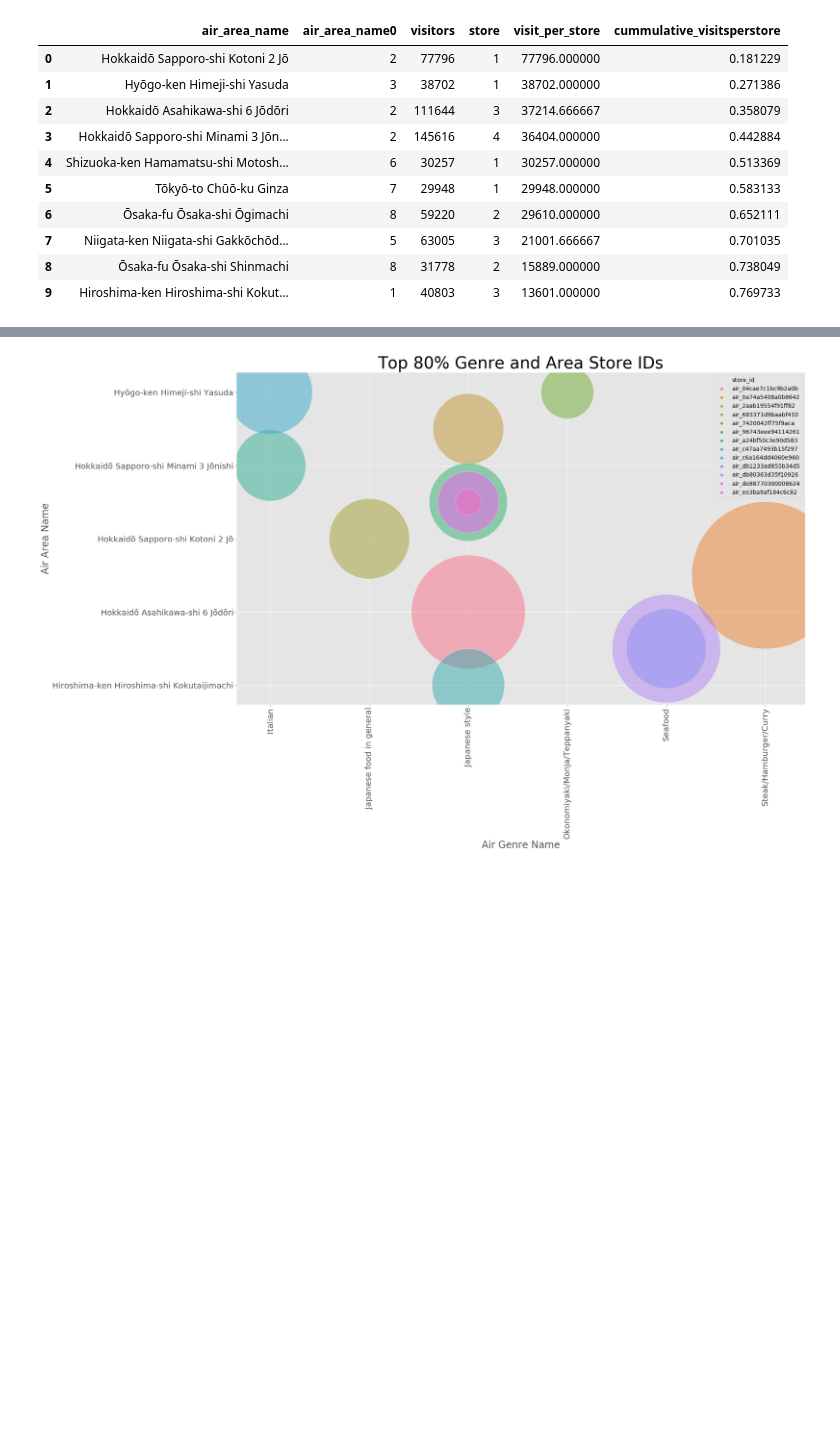
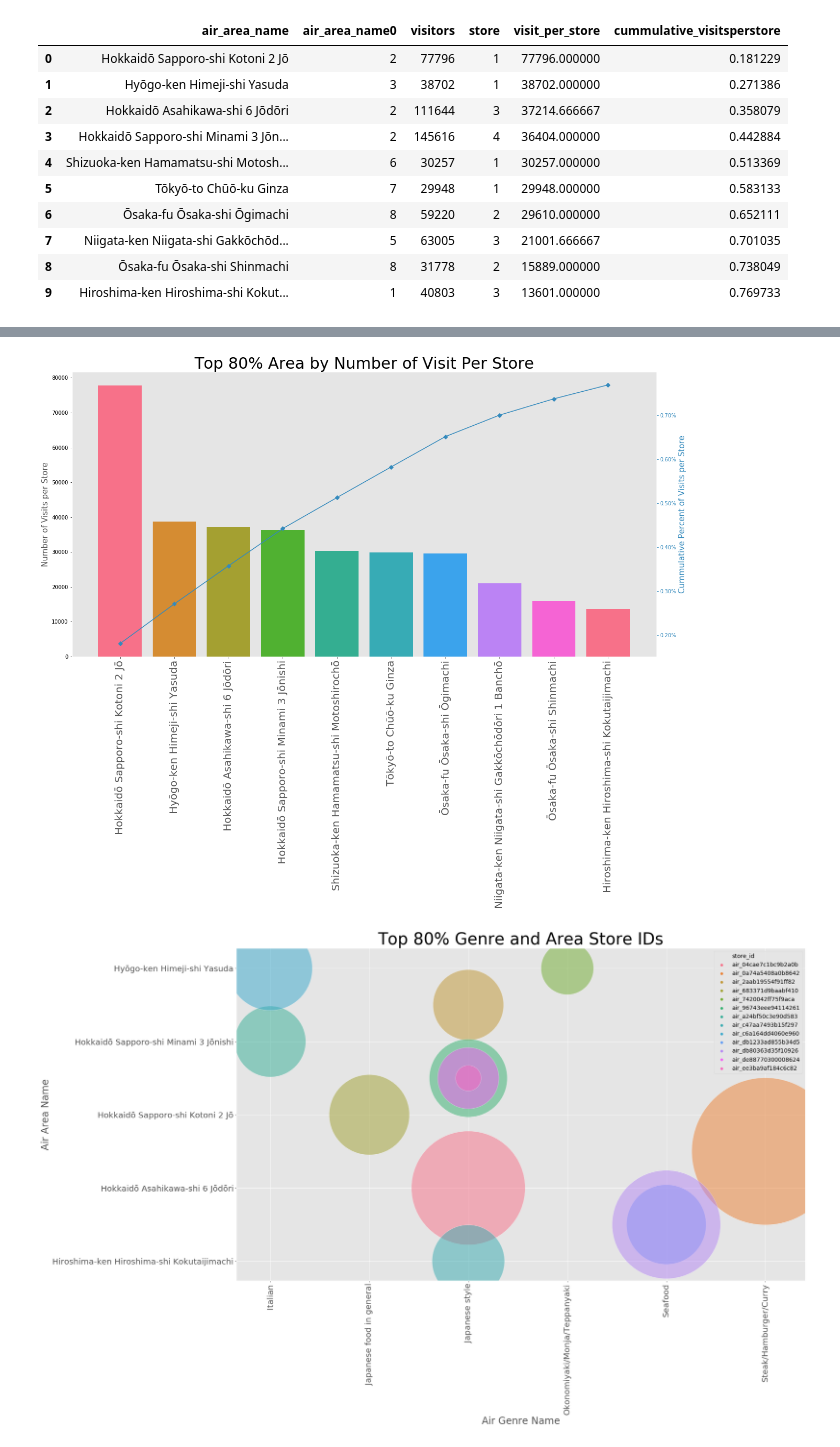
Before and after one commit to Sonull/Restaurant-Visitor-Forecasting, a Jupyter notebook: Analysis/JS_analysis_pred_pt2.ipynb, the cells around one changed output, grey strips where cells are left out. Saved outputs shown, nothing was run; the diff lists cells and outputs as text; code cells hidden in the pictures; blank space fills up the shorter version.

```diff
--- a/Analysis/JS_analysis_pred_pt2.ipynb
+++ b/Analysis/JS_analysis_pred_pt2.ipynb
@@ -185,3 +221,30 @@ plt.show()
+# %%
+plt.style.use('ggplot')
+fig, ax = plt.subplots(figsize=(20,10))
+
+title_font = {'fontname':'Arial', 'size':'16', 'color':'black', 'weight':'normal','verticalalignment':'bottom'}
+axis_font = {'fontname':'Arial', 'size':'14'}
+
+ax.bar(top80_area.air_area_name, top80_area["visit_per_store"], color=pal_set)
+ax2 = ax.twinx()
+ax2.plot(top80_area.air_area_name, top80_area["cummulative_visitsperstore"], color="C1", marker="D")
+ax2.yaxis.set_major_formatter(PercentFormatter())
+ax2.grid(False)
+ax.tick_params(axis="y", colors="black")
+ax2.tick_params(axis="y", colors="C1")
+ax.tick_params(axis="x", rotation=90)
+
+
+ax.set_xticklabels(top80_area.air_area_name,fontsize= 20)
+ax.set_ylabel("Number of Visits per Store", fontsize = 15)
+ax2.set_ylabel("Cummulative Percent of Visits per Store", color="C1",fontsize = 15)
+ax.set_title("Top 80% Area by Number of Visit Per Store",fontsize= 30)
+ax.grid(False)
+
+
+plt.show()
+# %% [output]
+[figure, added]
 # %%
 comb=df[(df.air_genre_name.isin(list(top80_genre.air_genre_name))\
          & df.air_area_name.isin(list(top80_area.air_area_name)))]
```
Also changed, not shown: parts of 6 cells of this notebook.
